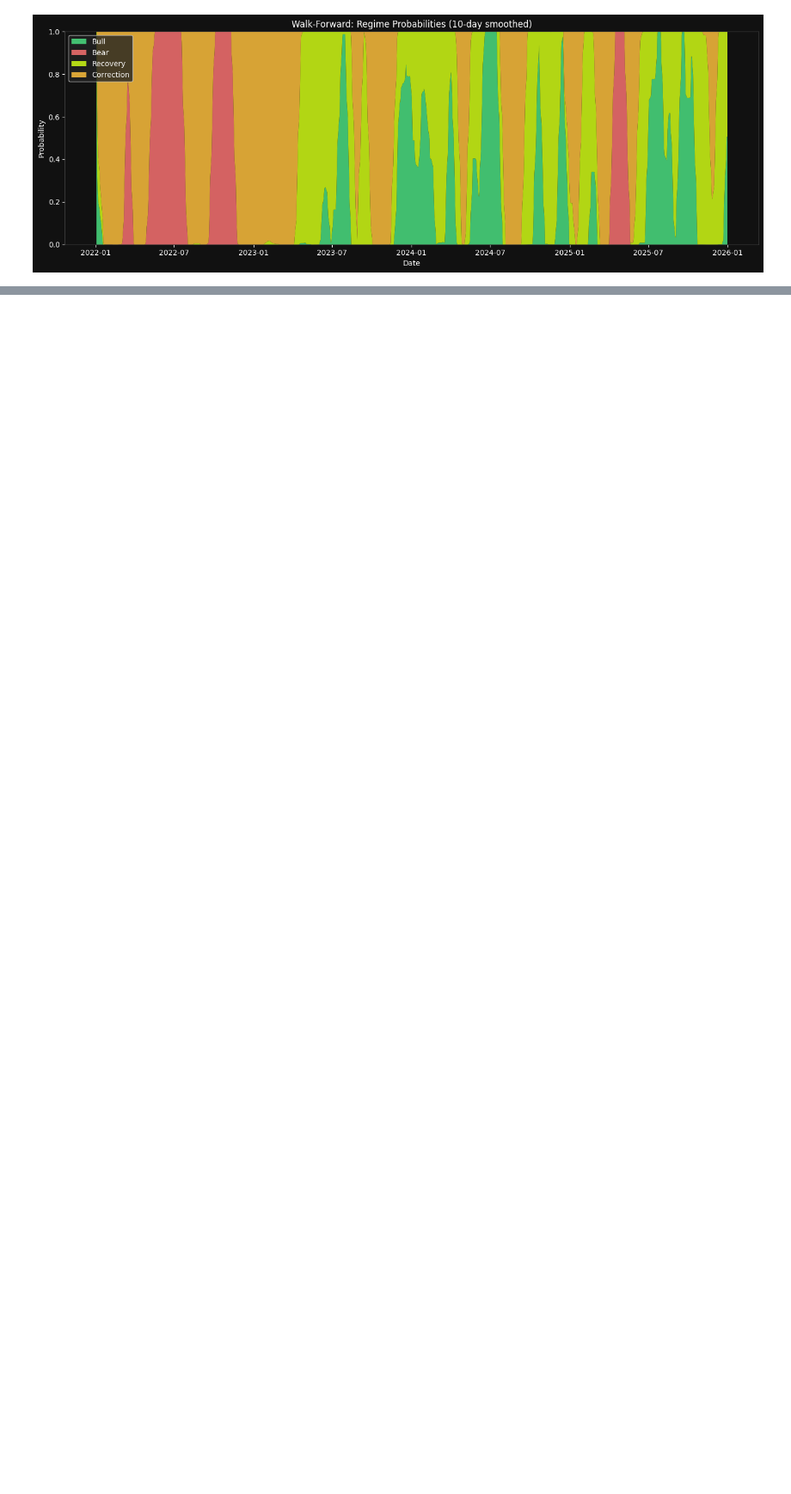
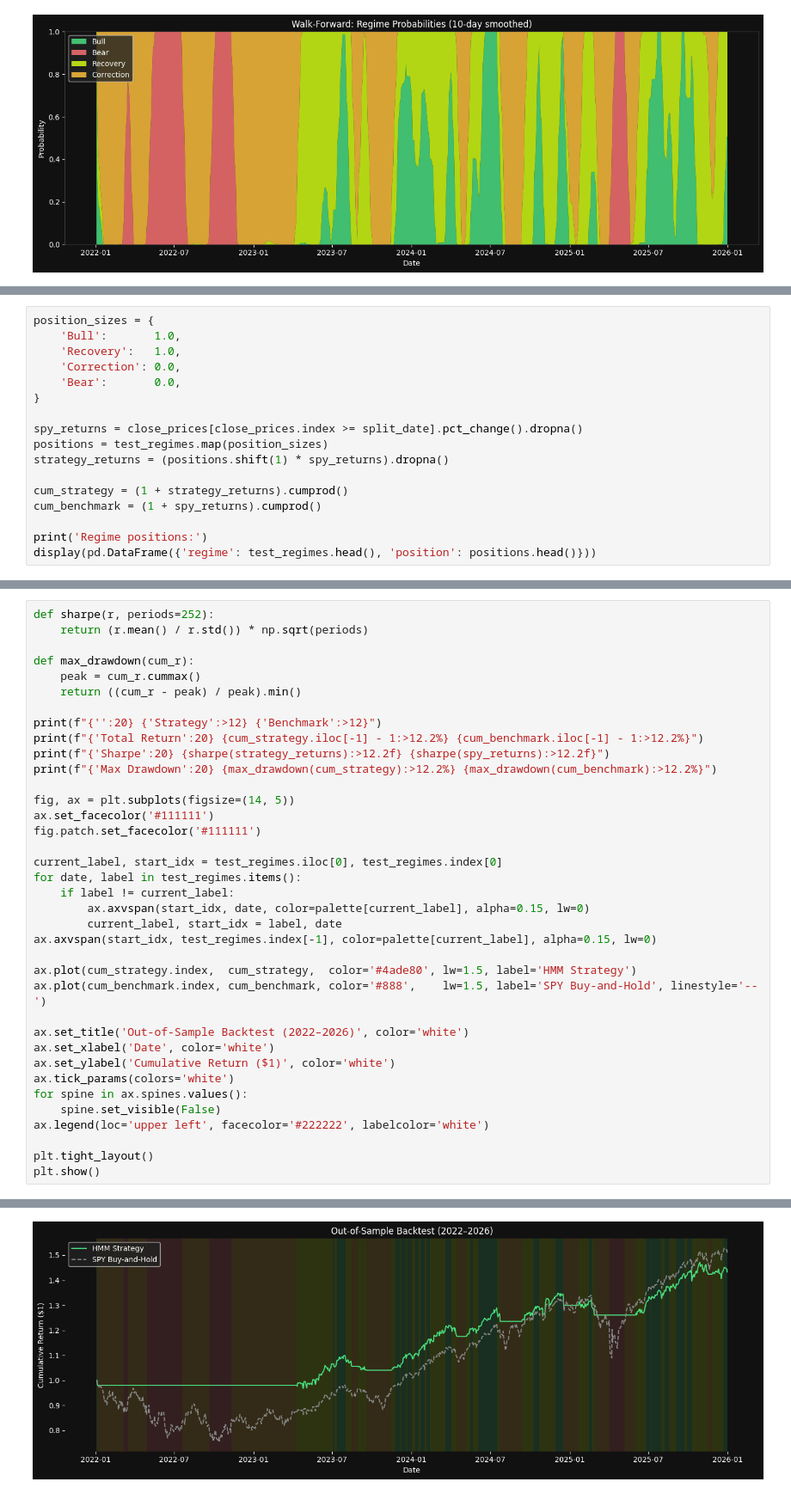
Before and after one commit to bsinek/sentinel, a Jupyter notebook: research/hmm.ipynb, the cells around one changed output, grey strips where cells are left out. Shown at 86% size. Drawn from its saved outputs; the diff is of its cells as text; blank space fills up the shorter version.

```diff
--- a/research/hmm.ipynb
+++ b/research/hmm.ipynb
@@ -344,0 +349,17 @@ Name: count, dtype: int64
+# %%
+position_sizes = {
+    'Bull':       1.0,
+    'Recovery':   1.0,
+    'Correction': 0.0,
+    'Bear':       0.0,
+}
+
+spy_returns = close_prices[close_prices.index >= split_date].pct_change().dropna()
+positions = test_regimes.map(position_sizes)
+strategy_returns = (positions.shift(1) * spy_returns).dropna()
+
+cum_strategy = (1 + strategy_returns).cumprod()
+cum_benchmark = (1 + spy_returns).cumprod()
+
+print('Regime positions:')
+display(pd.DataFrame({'regime': test_regimes.head(), 'position': positions.head()}))
@@ -344,0 +375,38 @@ Name: count, dtype: int64
+# %%
+def sharpe(r, periods=252):
+    return (r.mean() / r.std()) * np.sqrt(periods)
+
+def max_drawdown(cum_r):
+    peak = cum_r.cummax()
+    return ((cum_r - peak) / peak).min()
+
+print(f"{'':20} {'Strategy':>12} {'Benchmark':>12}")
+print(f"{'Total Return':20} {cum_strategy.iloc[-1] - 1:>12.2%} {cum_benchmark.iloc[-1] - 1:>12.2%}")
+print(f"{'Sharpe':20} {sharpe(strategy_returns):>12.2f} {sharpe(spy_returns):>12.2f}")
+print(f"{'Max Drawdown':20} {max_drawdown(cum_strategy):>12.2%} {max_drawdown(cum_benchmark):>12.2%}")
+
+fig, ax = plt.subplots(figsize=(14, 5))
+ax.set_facecolor('#111111')
+fig.patch.set_facecolor('#111111')
+
+current_label, start_idx = test_regimes.iloc[0], test_regimes.index[0]
+for date, label in test_regimes.items():
+    if label != current_label:
+        ax.axvspan(start_idx, date, color=palette[current_label], alpha=0.15, lw=0)
+        current_label, start_idx = label, date
+ax.axvspan(start_idx, test_regimes.index[-1], color=palette[current_label], alpha=0.15, lw=0)
+
+ax.plot(cum_strategy.index,  cum_strategy,  color='#4ade80', lw=1.5, label='HMM Strategy')
+ax.plot(cum_benchmark.index, cum_benchmark, color='#888',    lw=1.5, label='SPY Buy-and-Hold', linestyle='--')
+
+ax.set_title('Out-of-Sample Backtest (2022–2026)', color='white')
+ax.set_xlabel('Date', color='white')
+ax.set_ylabel('Cumulative Return ($1)', color='white')
+ax.tick_params(colors='white')
+for spine in ax.spines.values():
+    spine.set_visible(False)
+ax.legend(loc='upper left', facecolor='#222222', labelcolor='white')
+
+plt.tight_layout()
+plt.show()
+# %% [output]
@@ -344,0 +417 @@ Name: count, dtype: int64
+[figure, added]
```
Also changed, not shown: parts of 3 cells of this notebook.
